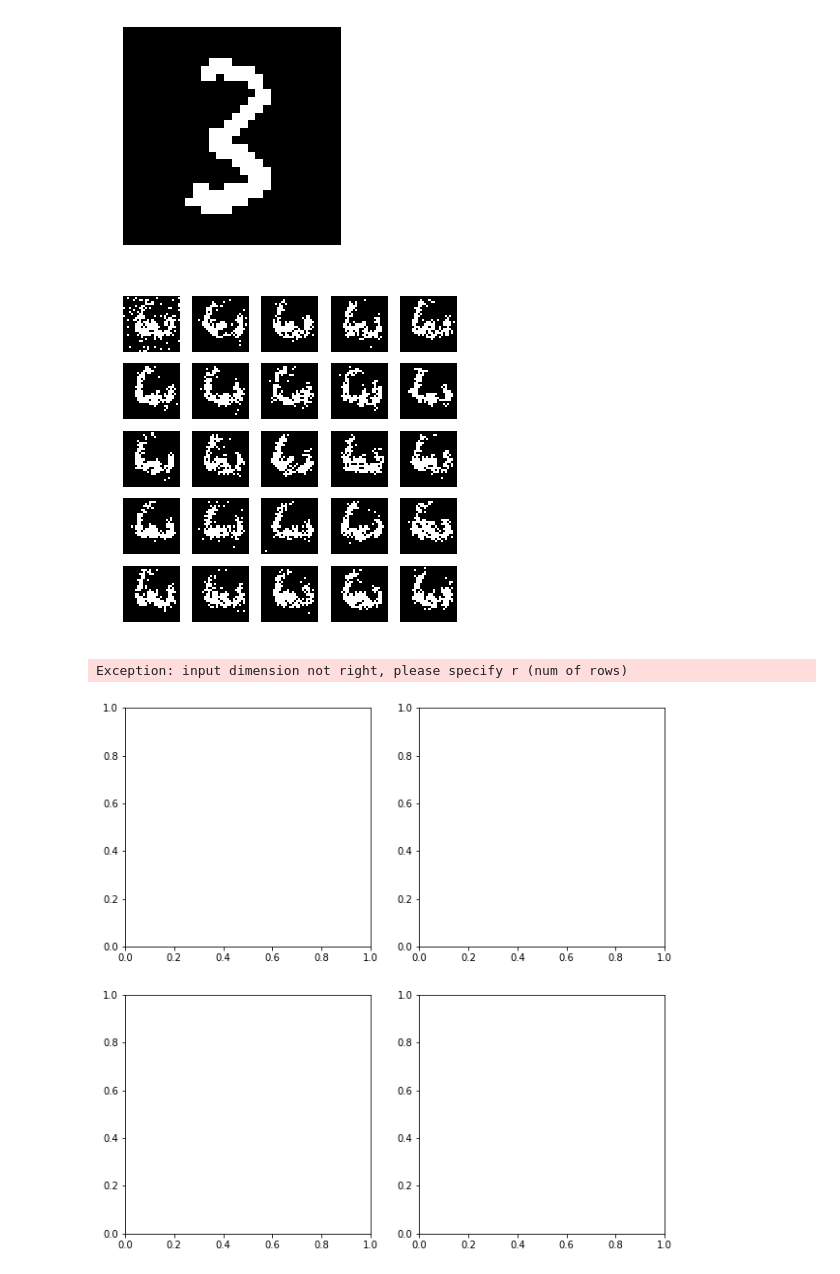
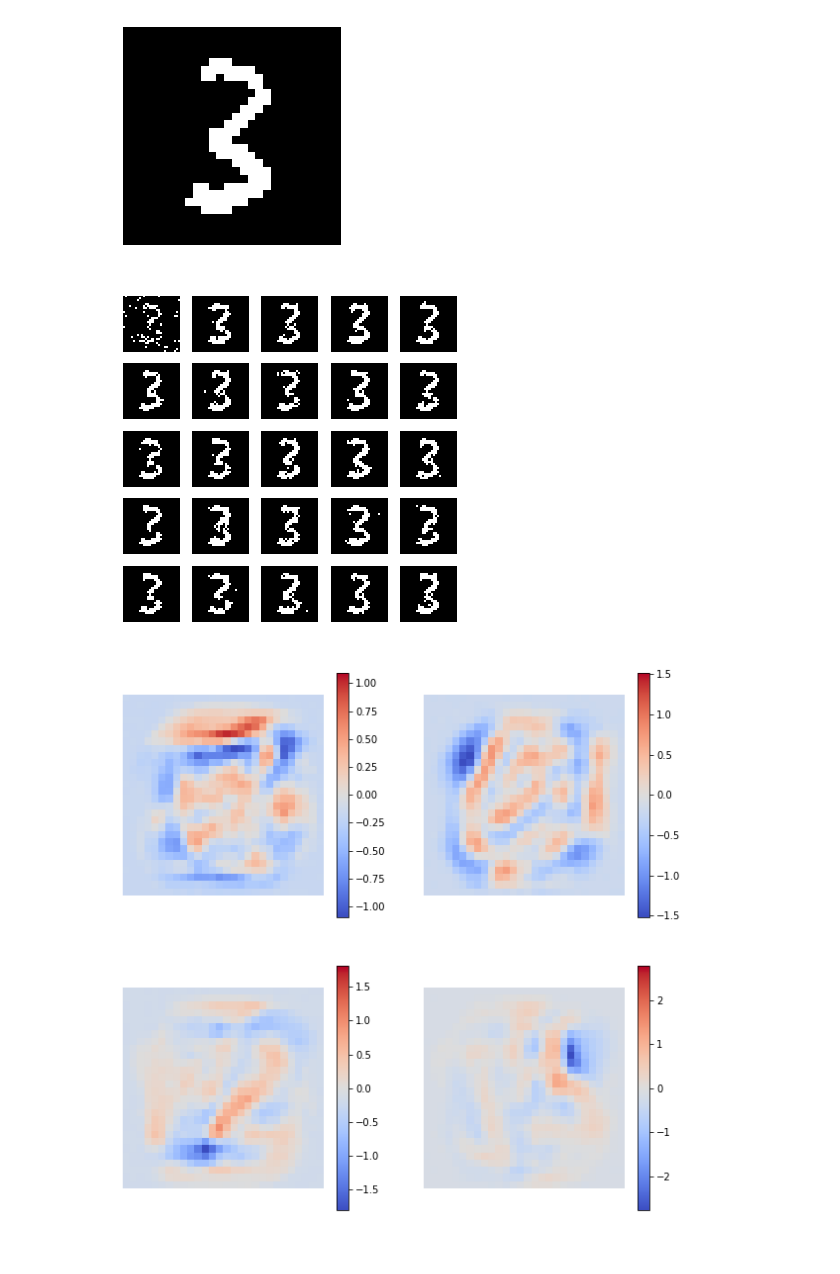
Before and after one commit to SummitKwan/DynamicNN, a Jupyter notebook: temp_script/hopfield_to_RBM_numpy.ipynb, the cells around one changed output. Cells and saved outputs as stored; diff of their text form; code cells hidden in the pictures.

```diff
--- a/temp_script/try_hopfield_numpy.ipynb
+++ b/temp_script/hopfield_to_RBM_numpy.ipynb
@@ -591,7 +593,7 @@ plt.gcf().set_size_inches(6,6)
 importlib.reload(rbm)
 model = rbm.RestrictedBoltzmannMachine(m1=X_tr.shape[1], m2=128)
 # %%
-for num_over_all_data in range(10):
+for num_over_all_data in range(1):
     model.train(X=X_tr, lr=0.02, steps_negstats=2, batchsize=64, yn_verbose=True, batches_per_print=500)
 model.save_parameters()
 # %% [output]
@@ -652,8 +639,8 @@ utils.data_plot(X)
 # %%
 
 
-mask_visible = np.random.rand(1, X.shape[1]) < 0.90
-X = np.where(mask_visible, X, np.random.rand(*X.shape) > 0.1)
+mask_visible = np.random.rand(1, X.shape[1]) < 0.5
+X = np.where(mask_visible, X, np.random.rand(*X.shape) < 0.1)
 plt.figure(figsize=(6, 6))
 for iter in range(25):
     plt.subplot(5, 5, iter+1)
@@ -661,26 +648,24 @@ for iter in range(25):
     for temp in range(10):
         (X, Y), _ = model.inference(X, mask_update=1-mask_visible, num_steps=2)
 # %% [output]
-[figure, old version]
+[figure, new version]
 # %%
-def plot_W_from_pixel(model, i, j):
+def plot_W_from_pixel(model, i):
     H = int(np.sqrt(model.W.shape[0]))
     W = H
 
-    toplot = model.W[i*H+j:i*H+j+1, :]
-    utils.data_plot(toplot)
+    toplot = model.W[:, i]
+    utils.data_plot(toplot[None, :])
     climabs = np.abs(toplot).max()
     plt.clim(-climabs, climabs)
     plt.set_cmap('coolwarm')
     plt.colorbar()
-    plt.plot(j, i, 'k+')
 
-list_pixel_from = [(14, 14), (1, 1), (7, 7), (14, 7)]
+list_pixel_from = [0, 1, 2, 3]
 
 h_fig, h_axes = utils.subplots_autorc(len(list_pixel_from), figsize=(10, 10), facecolor='white')
-for i_pixel, (i, j) in enumerate(list_pixel_from):
+for i_pixel, i in enumerate(list_pixel_from):
     plt.axes(h_axes[i_pixel])
-    plot_W_from_pixel(model, i, j)
+    plot_W_from_pixel(model, i)
 # %% [output]
-Exception: input dimension not right, please specify r (num of rows)
-[figure, old version]
+[figure, new version]
```
Also changed, not shown: parts of 13 cells of this notebook, 1 other file.
